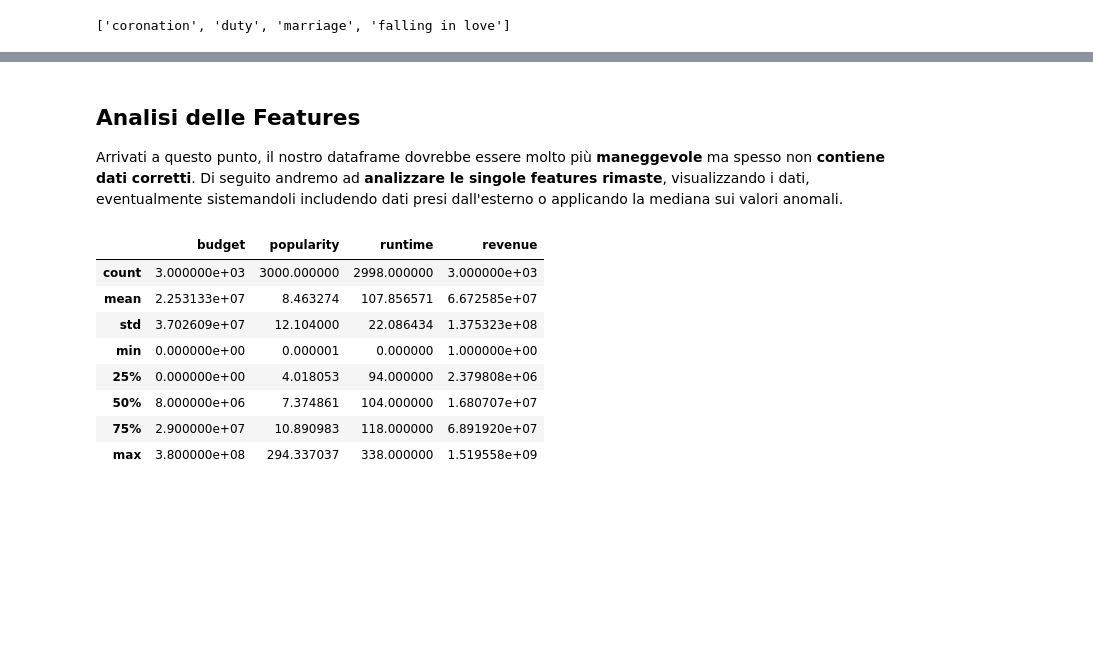
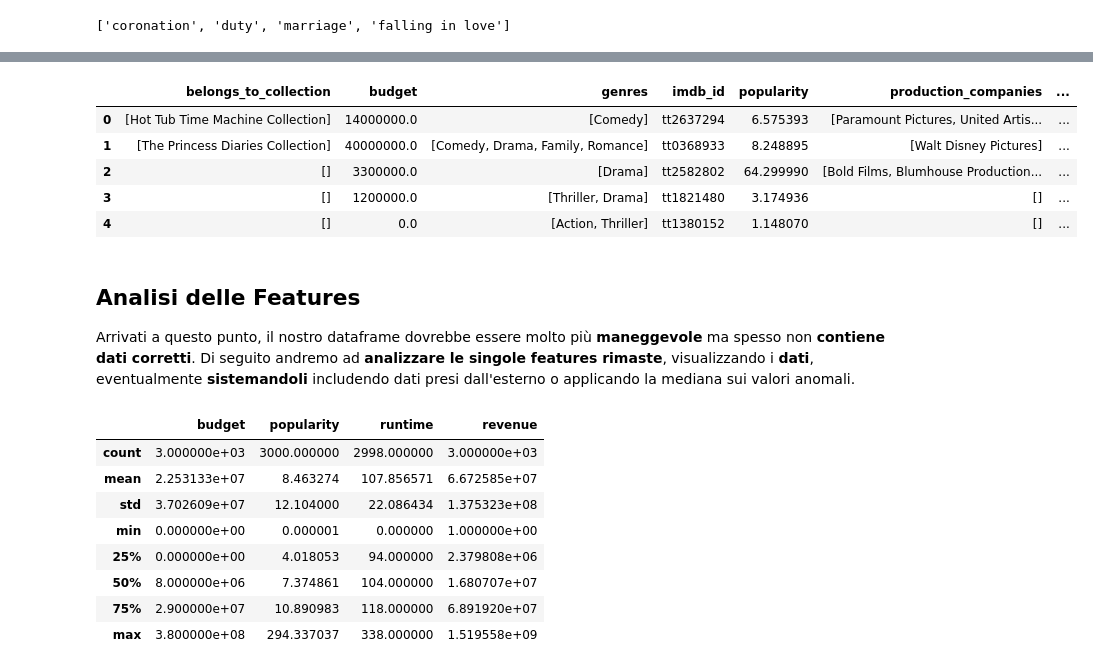
Before and after one commit to SimoneFerrari99/DWM-Kaggle-TMDB-Box-Office-Prediction, a Jupyter notebook: ProgettoDWM2021.ipynb, the cells around one changed output, grey strips where cells are left out. Saved outputs shown, nothing was run; the diff lists cells and outputs as text; code cells hidden in the pictures; blank space fills up the shorter version.

```diff
--- a/ProgettoDWM2021.ipynb
+++ b/ProgettoDWM2021.ipynb
@@ -366,0 +473,2 @@ train['keywords'][1]
+# %%
+train['cast'] = train['cast'].apply(convert) # funzione convert utilizzata anche precedentemente
@@ -367,7 +546,18 @@ train['keywords'][1]
+# %%
+train = pd.concat([train, crew_dataframe], axis = "columns")
+train.drop('crew', axis='columns', inplace = True)
+train.head()
+# %% [output]
+|  | belongs_to_collection | budget | genres | imdb_id | popularity | production_companies | ... |
+| 0 | [Hot Tub Time Machine Collection] | 14000000.0 | [Comedy] | tt2637294 | 6.575393 | [Paramount Pictures, United Artis... | ... |
+| 1 | [The Princess Diaries Collection] | 40000000.0 | [Comedy, Drama, Family, Romance] | tt0368933 | 8.248895 | [Walt Disney Pictures] | ... |
+| 2 | [] | 3300000.0 | [Drama] | tt2582802 | 64.299990 | [Bold Films, Blumhouse Production... | ... |
+| 3 | [] | 1200000.0 | [Thriller, Drama] | tt1821480 | 3.174936 | [] | ... |
+| 4 | [] | 0.0 | [Action, Thriller] | tt1380152 | 1.148070 | [] | ... |
 # %% [markdown]
 ## Analisi delle Features
 Arrivati a questo punto, il nostro dataframe dovrebbe essere molto più **maneggevole** ma spesso non **contiene dati corretti**.
-Di seguito andremo ad **analizzare le singole features rimaste**, visualizzando i dati, eventualmente sistemandoli includendo dati presi dall'esterno o applicando la mediana sui valori anomali.
+Di seguito andremo ad **analizzare le singole features rimaste**, visualizzando i **dati**, eventualmente **sistemandoli** includendo dati presi dall'esterno o applicando la mediana sui valori anomali.
 # %%
 train.describe()
 # %% [output]
```
Also changed, not shown: parts of 109 cells of this notebook.
